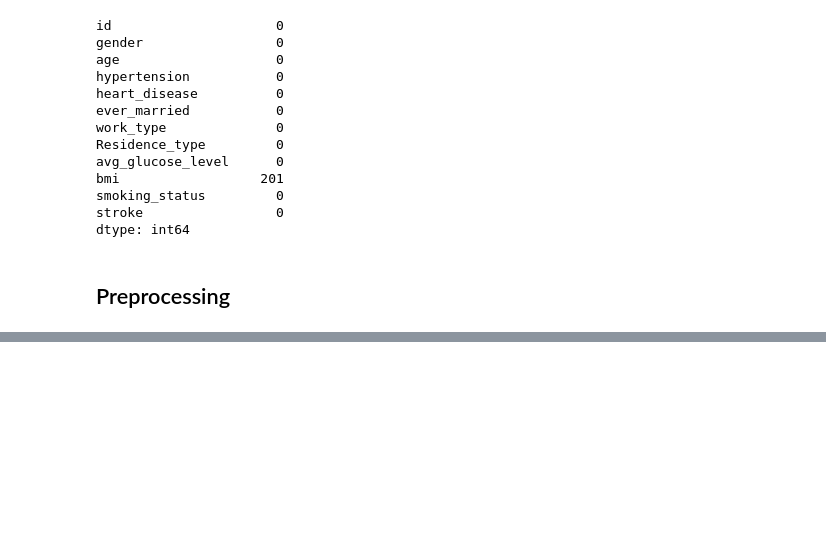
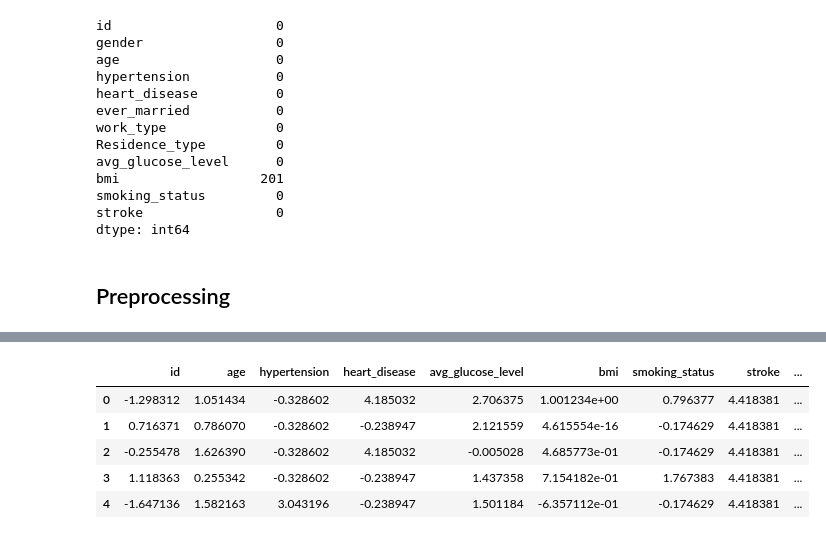
Before and after one commit to 123krish123456/Automated-Data-Analysis, a Jupyter notebook: Main.ipynb, the cells around one changed output, grey strips where cells are left out. Saved outputs shown, nothing was run; the diff lists cells and outputs as text; code cells hidden in the pictures; blank space fills up the shorter version.

```diff
--- a/Main.ipynb
+++ b/Main.ipynb
@@ -167,0 +207,9 @@ df.head()
+# %%
+X1.head()
+# %% [output]
+|  | id | age | hypertension | heart_disease | avg_glucose_level | bmi | smoking_status | stroke | ... |
+| 0 | -1.298312 | 1.051434 | -0.328602 | 4.185032 | 2.706375 | 1.001234e+00 | 0.796377 | 4.418381 | ... |
+| 1 | 0.716371 | 0.786070 | -0.328602 | -0.238947 | 2.121559 | 4.615554e-16 | -0.174629 | 4.418381 | ... |
+| 2 | -0.255478 | 1.626390 | -0.328602 | 4.185032 | -0.005028 | 4.685773e-01 | -0.174629 | 4.418381 | ... |
+| 3 | 1.118363 | 0.255342 | -0.328602 | -0.238947 | 1.437358 | 7.154182e-01 | 1.767383 | 4.418381 | ... |
+| 4 | -1.647136 | 1.582163 | 3.043196 | -0.238947 | 1.501184 | -6.357112e-01 | -0.174629 | 4.418381 | ... |
```
Also changed, not shown: parts of 15 cells of this notebook.
